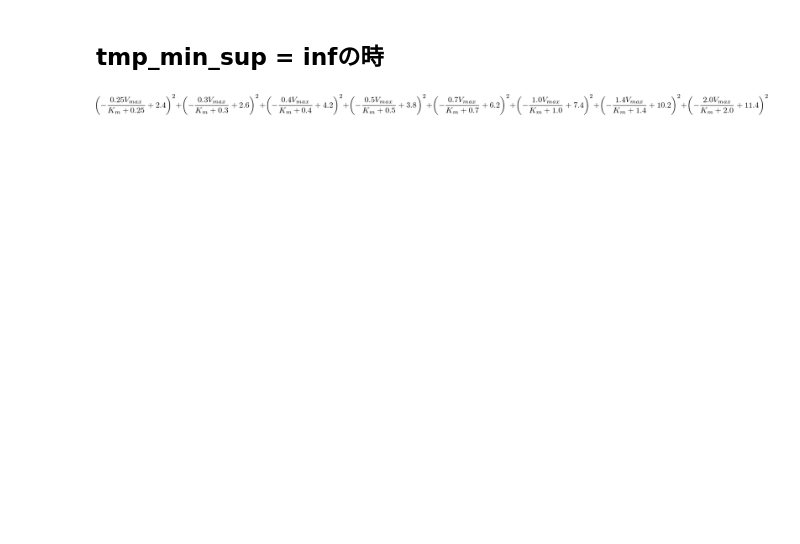
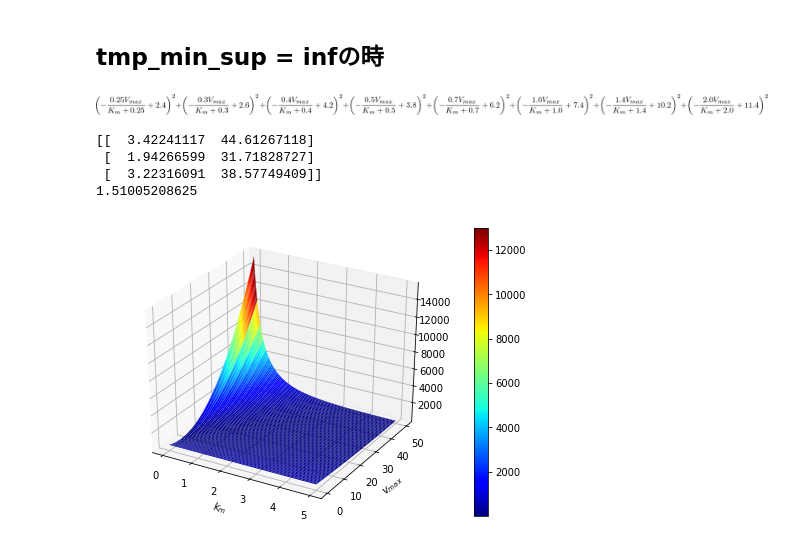
Before and after one commit to tkda-h3/interval-newton-method, a Jupyter notebook: bioでglobal optima.ipynb, the cells around one changed output. Saved outputs shown, nothing was run; the diff lists cells and outputs as text; code cells hidden in the pictures; blank space fills up the shorter version.

```diff
--- a/bioでglobal optima.ipynb
+++ b/bioでglobal optima.ipynb
@@ -42,6 +44,53 @@ for S, v in S_v_list:
 f_expr
 # %% [output]
 [figure]
+# %%
+np_func = lambdify([args], f_expr, modules=np)
+# seed_num = 12345
+# np.random.seed(seed_num)
+low = 0
+high = 50.1
+points = np.random.uniform(low=low, high=high, size=(3,2))
+div_num = 10.0
+points[:, 0] /= div_num
+print points
+nelder = NelderMead(np_func, points)
+local_minima = np.inf
+
+x = np.arange(low/div_num, high/div_num, 0.2/div_num)
+y = np.arange(low, high, 0.2)
+X, Y = np.meshgrid(x, y)
+args_list =  np.array([X.flatten(), Y.flatten()]).T[:, :, np.newaxis].tolist()
+Z = np.array([np_func(_args) for _args in args_list]).reshape(X.shape)
+
+#nelder.save_figs(X, Y, Z, points_history)
+
+points_histories = []
+for i in range(20):
+    points = np.random.uniform(low=low, high=high, size=(3,2))
+    points[:, 0] /= div_num
+    nelder = NelderMead(np_func, points)
+    _local_minima, points_history = nelder.run(50)
+    points_histories.append(points_history)
+    local_minima = min(local_minima, _local_minima)
+points_histories = np.array(points_histories)
+print local_minima
+
+# nelder.save_multi_points_figs(X, Y, np.log(Z), points_histories)
+
+fig = plt.figure()
+ax = Axes3D(fig)
+surf = ax.plot_surface(X,Y,Z, rstride=3, cstride=5, cmap=cm.jet, linewidth=1)
+fig.colorbar(surf)
+plt.xlabel('$k_m$')
+plt.ylabel('$v_{max}$')
+plt.show()
+# %% [output]
+[[  3.42241117  44.61267118]
+ [  1.94266599  31.71828727]
+ [  3.22316091  38.57749409]]
+1.51005208625
+[figure, added]
 # %%
 # X = ip([[interval[0, 10]],[interval[15, 40]]]) # K, S
 
```
Also changed, not shown: parts of 7 cells of this notebook, 9 other files.
